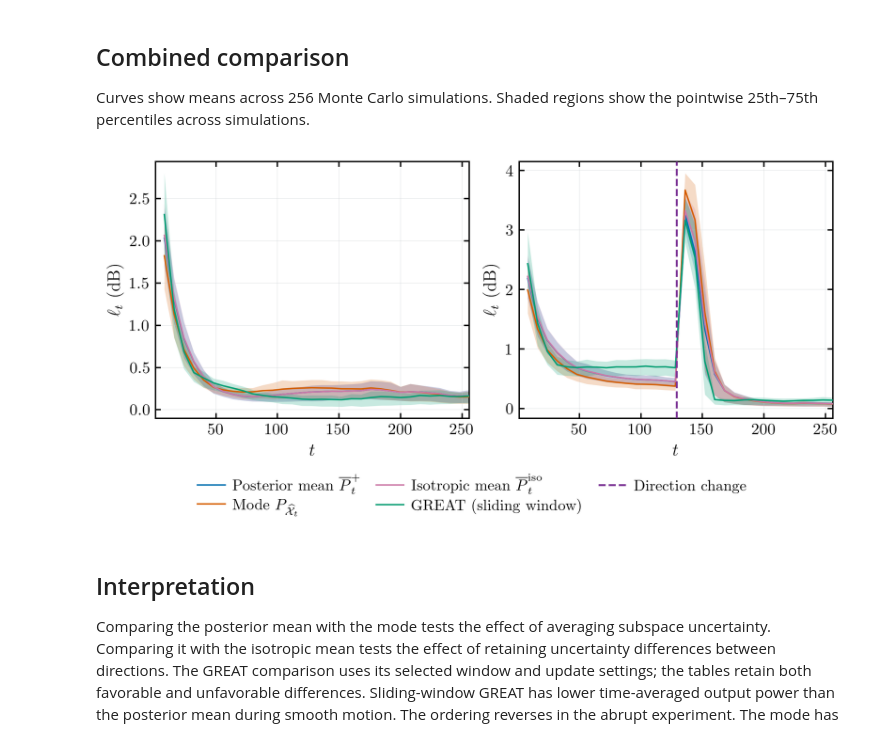
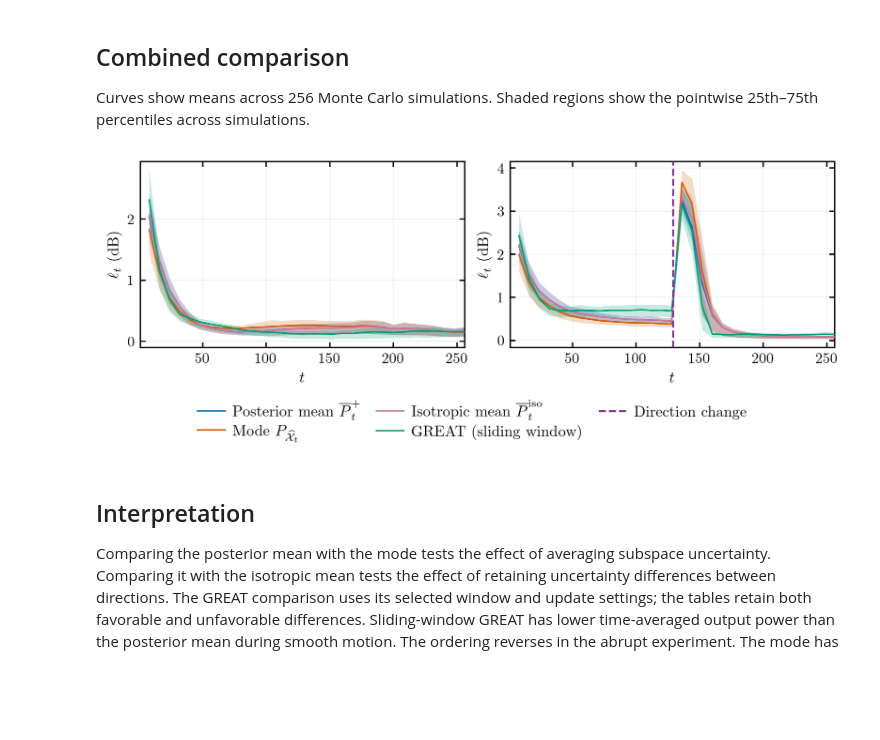
Before and after one commit to shreyasnb/Bayesian-ST, a Jupyter notebook: notebooks/beamforming_moving_interference.ipynb, the cells around one changed output. Saved outputs shown, nothing was run; the diff lists cells and outputs as text; code cells hidden in the pictures; blank space fills up the shorter version.

Commit message:
Size contact and beamforming figures for paper width

```diff
--- a/notebooks/beamforming_moving_interference.ipynb
+++ b/notebooks/beamforming_moving_interference.ipynb
@@ -394,9 +394,9 @@ Curves show means across 256 Monte Carlo simulations. Shaded regions show the po
 import matplotlib.pyplot as plt
 
 DPI = 300
-FIGSIZE = (7, 3.5)
-LABEL_FONT_SIZE = 12.0
-TICK_FONT_SIZE = 11.0
+FIGSIZE = (7, 2.8)
+LABEL_FONT_SIZE = 10.5
+TICK_FONT_SIZE = 10.0
 LEGEND_FONT_SIZE = 10.5
 PRINT_WIDTH_IN = 7.
 PRINT_SCALE = FIGSIZE[0] / PRINT_WIDTH_IN
@@ -465,36 +465,36 @@ for ax, condition in panels:
     for spine in ax.spines.values():
         spine.set_linewidth(SPINE_WIDTH)
     ax.tick_params(axis="both", which="both", direction="in", top=True, right=True,
                    bottom=True, left=True, labelbottom=True, labelleft=True,
                    labeltop=False, labelright=False, width=SPINE_WIDTH)
     ax.grid(color="#BFC4C8", alpha=.30, linewidth=.45)
 
 handles, labels = [], []
 for ax, condition in panels:
     for handle, label in zip(*ax.get_legend_handles_labels()):
         if label not in labels:
             handles.append(handle)
             labels.append(label)
 fig.legend(handles, labels, loc="outside lower center", ncol=3,
            frameon=False, fontsize=LEGEND_FONT_SIZE, columnspacing=1.,
            handlelength=1.8, handletextpad=.5, labelspacing=.3)
 layout = fig.get_layout_engine()
 if layout is not None and hasattr(layout, "set"):
     layout.set(h_pad=.04, w_pad=.04)
 
 if SAVE_PDF:
     PDF_PATH.parent.mkdir(parents=True, exist_ok=True)
-    fig.savefig(PDF_PATH, dpi=DPI, bbox_inches=None, metadata={"Title": ""})
+    fig.savefig(PDF_PATH, dpi=DPI, bbox_inches="tight", pad_inches=.04, metadata={"Title": ""})
     if SAVE_PNG:
-        fig.savefig(PNG_PATH, dpi=DPI, bbox_inches=None)
+        fig.savefig(PNG_PATH, dpi=DPI, bbox_inches="tight", pad_inches=.04)
     if COPY_MAIN_CANDIDATE:
         DRAFT_PATH.parent.mkdir(parents=True, exist_ok=True)
         DRAFT_PATH.write_bytes(PDF_PATH.read_bytes())
         if SAVE_PNG:
             DRAFT_PNG_PATH.write_bytes(PNG_PATH.read_bytes())
 plt.show()
 # %% [output]
-[figure, old version]
+[figure, new version]
 # %% [markdown]
 ## Interpretation
 
```
Also changed, not shown: parts of 2 cells of this notebook, 51 other files.
